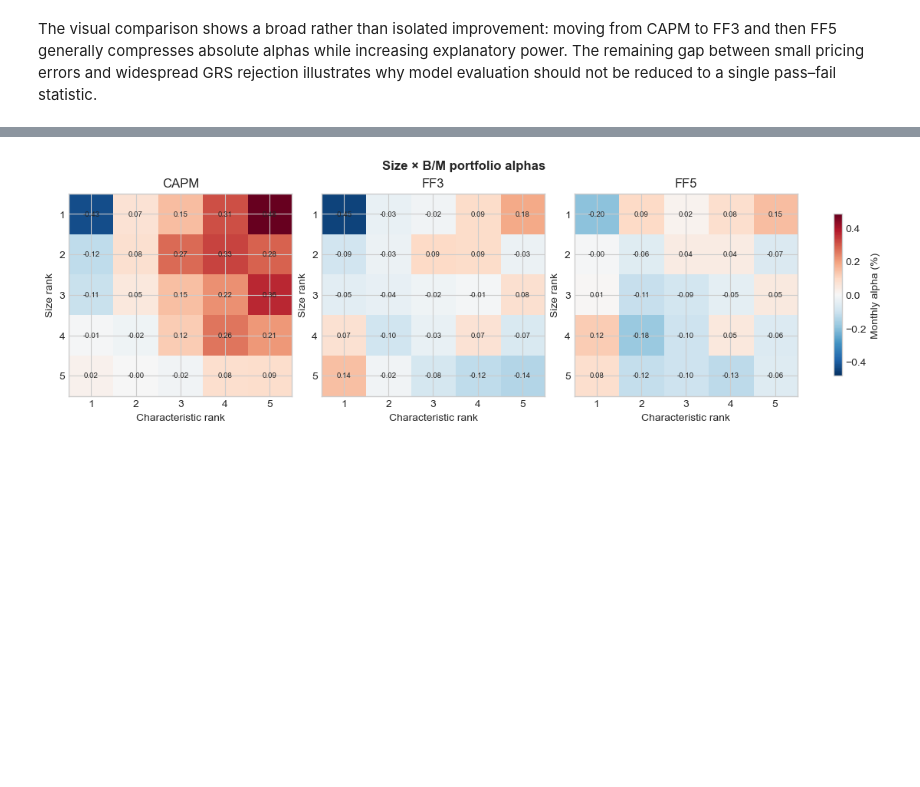
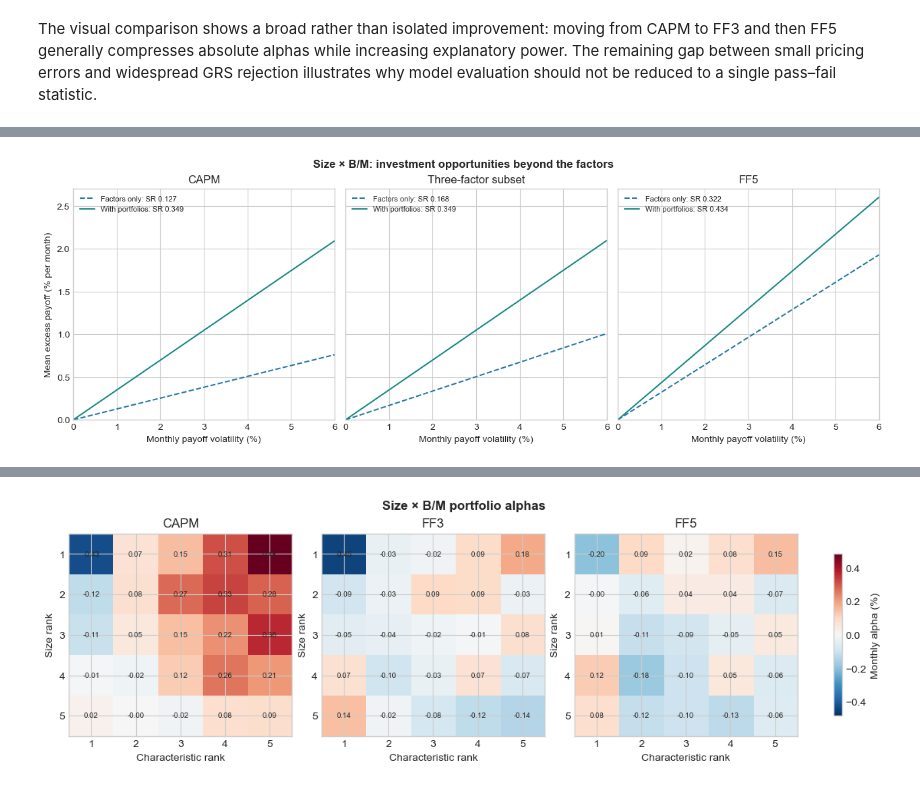
Before and after one commit to jacobkorsgaard/factor-asset-pricing-library, a Jupyter notebook: notebooks/07_asset_pricing_model_evaluation.ipynb, the cells around one changed output, grey strips where cells are left out. Drawn from its saved outputs; the diff is of its cells as text; code cells hidden in the pictures; blank space fills up the shorter version.

```diff
--- a/notebooks/03_asset_pricing_model_tests.ipynb
+++ b/notebooks/07_asset_pricing_model_evaluation.ipynb
@@ -154,0 +179,25 @@ The visual comparison shows a broad rather than isolated improvement: moving fro
+# %%
+from factor_asset_pricing.asset_pricing_tests import maximum_sharpe_ratio
+
+efficiency={}
+efficiency_rows=[]
+for family in labels:
+    assets,sample=aligned[family]
+    for model,columns in models.items():
+        benchmark=sample[columns]
+        augmented=pd.concat([benchmark,assets],axis=1)
+        before=maximum_sharpe_ratio(benchmark,periods_per_year=1)
+        after=maximum_sharpe_ratio(augmented,periods_per_year=1)
+        grs=joint_tests[family,model]
+        gain=after["sharpe"]**2-before["sharpe"]**2
+        efficiency[family,model]={"factor_sharpe":before["sharpe"],
+                                  "augmented_sharpe":after["sharpe"],
+                                  "squared_gain":gain}
+        efficiency_rows.append({"Portfolio set":labels[family],"Model":model,
+                                "Factor SR":before["sharpe"],
+                                "Augmented SR":after["sharpe"],
+                                "Increase in SR²":gain,
+                                "GRS":grs["statistic"],"GRS p-value":grs["pvalue"],
+                                "Months":len(sample)})
+efficiency_table=pd.DataFrame(efficiency_rows).set_index(["Portfolio set","Model"])
+display(efficiency_table)
@@ -154,0 +229,18 @@ The visual comparison shows a broad rather than isolated improvement: moving fro
+# %%
+NAVY,BLUE,TEAL="#17324D","#2878A5","#168A86"
+fig,axes=plt.subplots(1,3,figsize=(12.5,4.3),constrained_layout=True,sharex=True,sharey=True)
+volatility=np.linspace(0,.06,150)
+for ax,model in zip(axes,models):
+    result=efficiency["size_bm",model]
+    base=result["factor_sharpe"]
+    augmented=result["augmented_sharpe"]
+    ax.plot(volatility*100,volatility*base*100,color=BLUE,ls="--",label=f"Factors only: SR {base:.3f}")
+    ax.plot(volatility*100,volatility*augmented*100,color=TEAL,label=f"With portfolios: SR {augmented:.3f}")
+    ax.set(title="Three-factor subset" if model=="FF3" else model,
+           xlabel="Monthly payoff volatility (%)",xlim=(0,6),ylim=(0,2.7))
+    ax.legend(fontsize=8,loc="upper left",frameon=False)
+axes[0].set_ylabel("Mean excess payoff (% per month)")
+fig.suptitle("Size × B/M: investment opportunities beyond the factors",weight="bold")
+plt.show()
+# %% [output]
+[figure, added]
```
Also changed, not shown: parts of 15 cells of this notebook, 17 other files.
